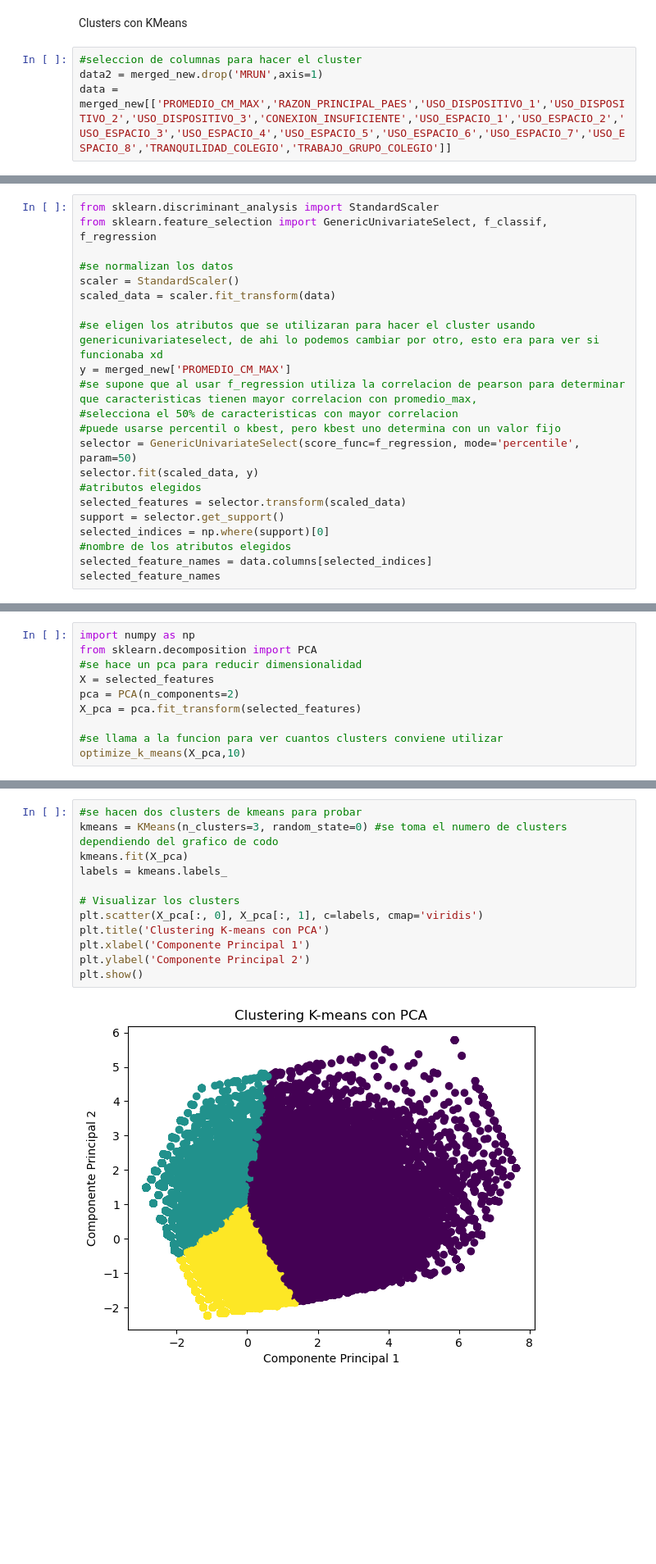
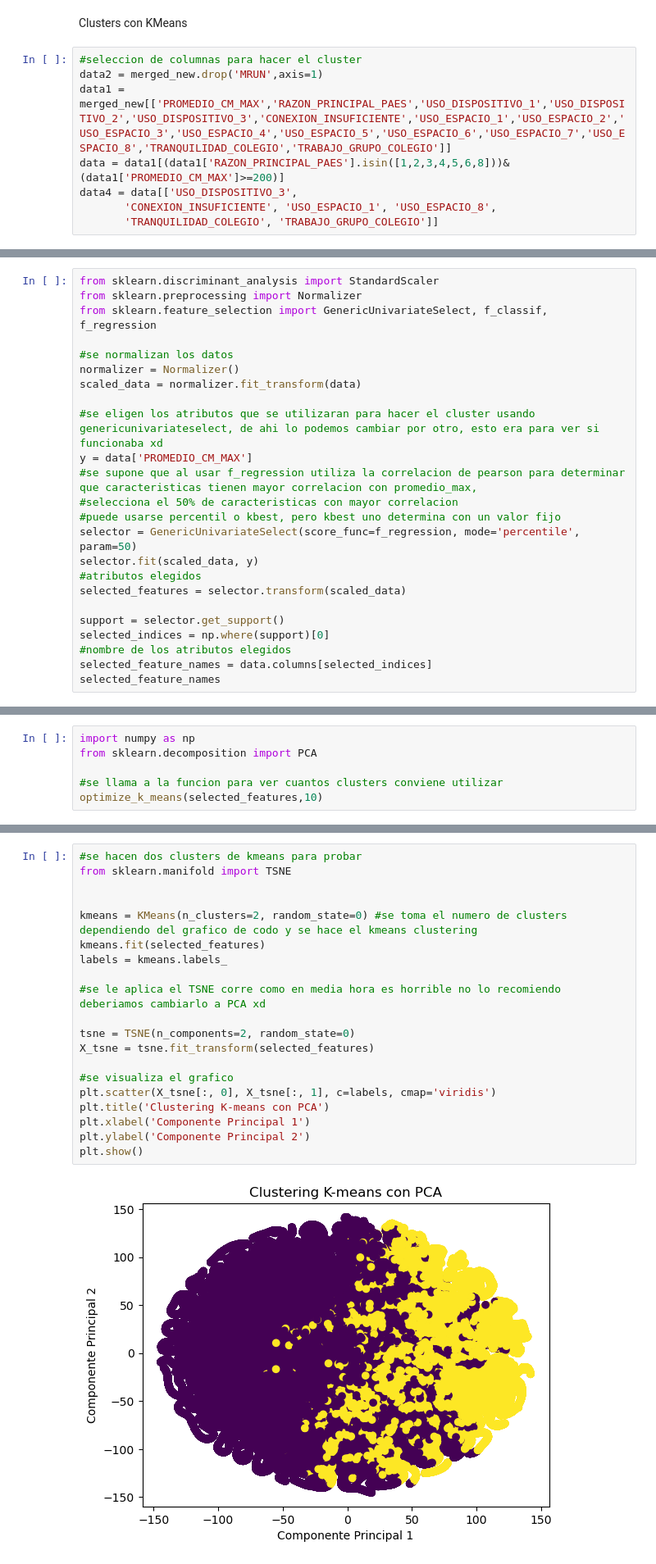
Before and after one commit to gurbina2234/Repo-Mineria-PSU, a Jupyter notebook: datos_oficial.ipynb, the cells around one changed output, grey strips where cells are left out. Shown at 82% size. Saved outputs shown, nothing was run; the diff lists cells and outputs as text; blank space fills up the shorter version.

Commit message:
Update datos_oficial.ipynb
Se corrigió el uso de PCA antes del clustering y se reemplazó el PCA por TSNE c:

```diff
--- a/datos_oficial.ipynb
+++ b/datos_oficial.ipynb
@@ -131,7 +131,11 @@ Clusters con KMeans
 # %%
 #seleccion de columnas para hacer el cluster
 data2 = merged_new.drop('MRUN',axis=1)
-data = merged_new[['PROMEDIO_CM_MAX','RAZON_PRINCIPAL_PAES','USO_DISPOSITIVO_1','USO_DISPOSITIVO_2','USO_DISPOSITIVO_3','CONEXION_INSUFICIENTE','USO_ESPACIO_1','USO_ESPACIO_2','USO_ESPACIO_3','USO_ESPACIO_4','USO_ESPACIO_5','USO_ESPACIO_6','USO_ESPACIO_7','USO_ESPACIO_8','TRANQUILIDAD_COLEGIO','TRABAJO_GRUPO_COLEGIO']]
+data1 = merged_new[['PROMEDIO_CM_MAX','RAZON_PRINCIPAL_PAES','USO_DISPOSITIVO_1','USO_DISPOSITIVO_2','USO_DISPOSITIVO_3','CONEXION_INSUFICIENTE','USO_ESPACIO_1','USO_ESPACIO_2','USO_ESPACIO_3','USO_ESPACIO_4','USO_ESPACIO_5','USO_ESPACIO_6','USO_ESPACIO_7','USO_ESPACIO_8','TRANQUILIDAD_COLEGIO','TRABAJO_GRUPO_COLEGIO']]
+data = data1[(data1['RAZON_PRINCIPAL_PAES'].isin([1,2,3,4,5,6,8]))& (data1['PROMEDIO_CM_MAX']>=200)]
+data4 = data[['USO_DISPOSITIVO_3',
+       'CONEXION_INSUFICIENTE', 'USO_ESPACIO_1', 'USO_ESPACIO_8',
+       'TRANQUILIDAD_COLEGIO', 'TRABAJO_GRUPO_COLEGIO']]
 # %%
 #revisar cuantos clusters crear
 #inertia es SSE
@@ -155,14 +159,15 @@ def optimize_k_means(data,max_k):
     plt.show()
 # %%
 from sklearn.discriminant_analysis import StandardScaler
+from sklearn.preprocessing import Normalizer
 from sklearn.feature_selection import GenericUnivariateSelect, f_classif, f_regression
 
 #se normalizan los datos
-scaler = StandardScaler()
-scaled_data = scaler.fit_transform(data)
+normalizer = Normalizer()
+scaled_data = normalizer.fit_transform(data)
 
 #se eligen los atributos que se utilizaran para hacer el cluster usando genericunivariateselect, de ahi lo podemos cambiar por otro, esto era para ver si funcionaba xd
-y = merged_new['PROMEDIO_CM_MAX']
+y = data['PROMEDIO_CM_MAX']
 #se supone que al usar f_regression utiliza la correlacion de pearson para determinar que caracteristicas tienen mayor correlacion con promedio_max,
 #selecciona el 50% de caracteristicas con mayor correlacion
 #puede usarse percentil o kbest, pero kbest uno determina con un valor fijo
@@ -170,6 +175,7 @@ selector = GenericUnivariateSelect(score_func=f_regression, mode='percentile', p
 selector.fit(scaled_data, y)
 #atributos elegidos
 selected_features = selector.transform(scaled_data)
+
 support = selector.get_support()
 selected_indices = np.where(support)[0]
 #nombre de los atributos elegidos
@@ -183,11 +189,7 @@ Index(['USO_DISPOSITIVO_1', 'CONEXION_INSUFICIENTE', 'USO_ESPACIO_1',
 # %%
 import numpy as np
 from sklearn.decomposition import PCA
-#se hace un pca para reducir dimensionalidad
-X = selected_features
-pca = PCA(n_components=2)
-X_pca = pca.fit_transform(selected_features)
 
 #se llama a la funcion para ver cuantos clusters conviene utilizar
-optimize_k_means(X_pca,10)
+optimize_k_means(selected_features,10)
 # %% [output]
@@ -195,14 +197,22 @@ optimize_k_means(X_pca,10)
 # %%
 #se hacen dos clusters de kmeans para probar
-kmeans = KMeans(n_clusters=3, random_state=0) #se toma el numero de clusters dependiendo del grafico de codo
-kmeans.fit(X_pca)
+from sklearn.manifold import TSNE
+
+
+kmeans = KMeans(n_clusters=2, random_state=0) #se toma el numero de clusters dependiendo del grafico de codo y se hace el kmeans clustering
+kmeans.fit(selected_features)
 labels = kmeans.labels_
 
-# Visualizar los clusters
-plt.scatter(X_pca[:, 0], X_pca[:, 1], c=labels, cmap='viridis')
+#se le aplica el TSNE corre como en media hora es horrible no lo recomiendo deberiamos cambiarlo a PCA xd
+
+tsne = TSNE(n_components=2, random_state=0)
+X_tsne = tsne.fit_transform(selected_features)
+
+#se visualiza el grafico
+plt.scatter(X_tsne[:, 0], X_tsne[:, 1], c=labels, cmap='viridis')
 plt.title('Clustering K-means con PCA')
 plt.xlabel('Componente Principal 1')
 plt.ylabel('Componente Principal 2')
 plt.show()
 # %% [output]
-[figure, old version]
+[figure, new version]
```
Also changed, not shown: parts of 2 cells of this notebook.
